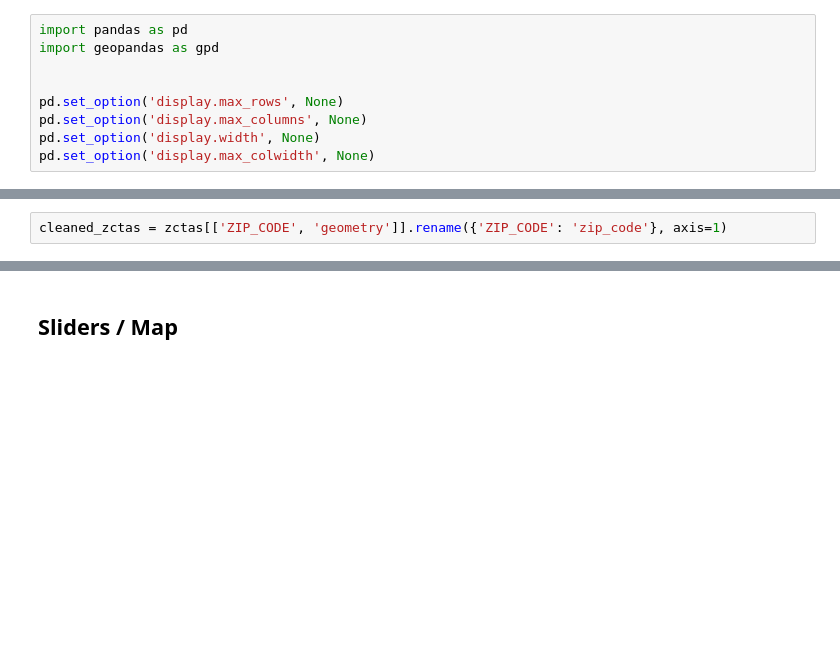
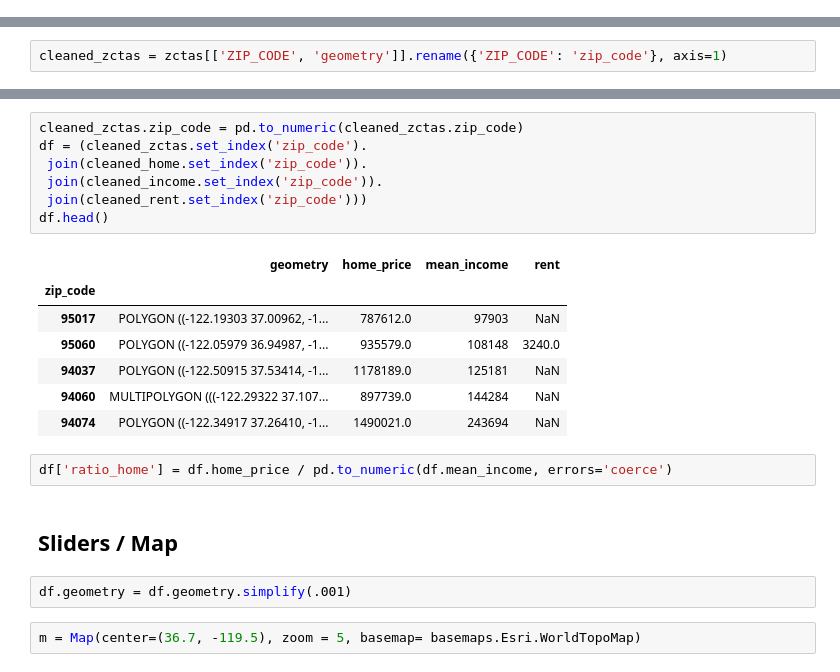
Before and after one commit to hunterowens/rents-housing-ratio, a Jupyter notebook: rent-ratio-dashboard.ipynb, the cells around one changed output, grey strips where cells are left out. Saved outputs shown, nothing was run; the diff lists cells and outputs as text; blank space fills up the shorter version.

```diff
--- a/rent-ratio-dashboard.ipynb
+++ b/rent-ratio-dashboard.ipynb
@@ -2,12 +2,3 @@
 # The Rents / Home Price - Income Ratio Map
 * Let's make an interactive Voila Dashboard where the user can see avg rents, avg home price, and avg income
 * and how ZIP codes that would be subject to streamlining
-# %%
-import pandas as pd
-import geopandas as gpd
-
-
-pd.set_option('display.max_rows', None)
-pd.set_option('display.max_columns', None)
-pd.set_option('display.width', None)
-pd.set_option('display.max_colwidth', None)
@@ -141,2 +139,23 @@ ValueError: You are trying to merge on object and int64 columns. If you wish to
+# %%
+cleaned_zctas.zip_code = pd.to_numeric(cleaned_zctas.zip_code)
+df = (cleaned_zctas.set_index('zip_code').
+ join(cleaned_home.set_index('zip_code')).
+ join(cleaned_income.set_index('zip_code')).
+ join(cleaned_rent.set_index('zip_code')))
+df.head()
+# %% [output]
+|  | geometry | home_price | mean_income | rent |
+| zip_code |  |  |  |  |
+| 95017 | POLYGON ((-122.19303 37.00962, -1... | 787612.0 | 97903 | NaN |
+| 95060 | POLYGON ((-122.05979 36.94987, -1... | 935579.0 | 108148 | 3240.0 |
+| 94037 | POLYGON ((-122.50915 37.53414, -1... | 1178189.0 | 125181 | NaN |
+| 94060 | MULTIPOLYGON (((-122.29322 37.107... | 897739.0 | 144284 | NaN |
+| 94074 | POLYGON ((-122.34917 37.26410, -1... | 1490021.0 | 243694 | NaN |
+# %%
+df['ratio_home'] = df.home_price / pd.to_numeric(df.mean_income, errors='coerce')
 # %% [markdown]
 ## Sliders / Map
+# %%
+df.geometry = df.geometry.simplify(.001)
+# %%
+m = Map(center=(36.7, -119.5), zoom = 5, basemap= basemaps.Esri.WorldTopoMap)
```
Also changed, not shown: parts of 7 cells of this notebook.
